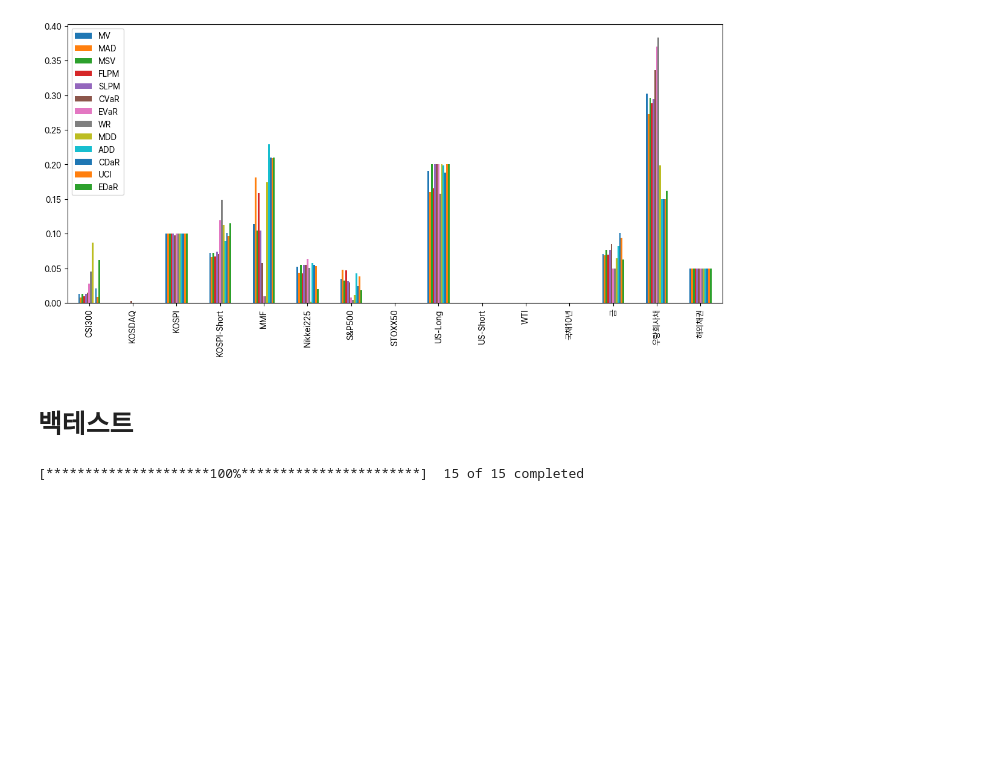
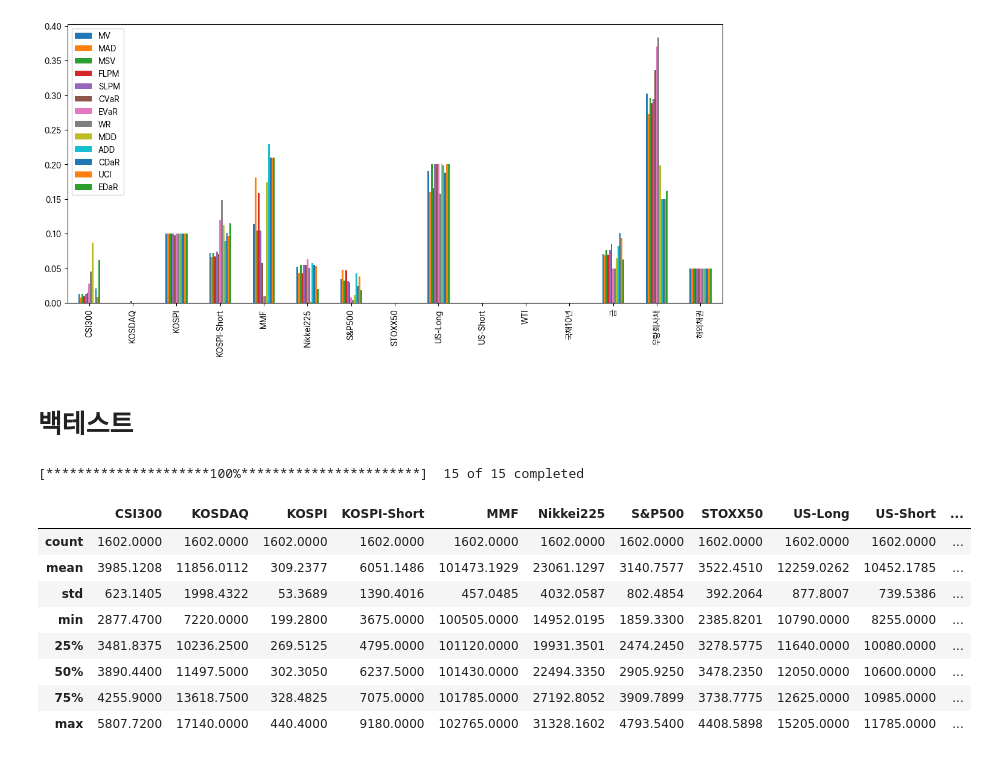
Before and after one commit to ChoiInYeol/KHU-FELAB-DBGAPS, a Jupyter notebook: DB-GAPS_MeanRisk.ipynb, the cells around one changed output. Drawn from its saved outputs; the diff is of its cells as text; code cells hidden in the pictures; blank space fills up the shorter version.

```diff
--- a/DB-GAPS_MeanRisk.ipynb
+++ b/DB-GAPS_MeanRisk.ipynb
@@ -556,28 +556,36 @@ ticker_labels = {
     'labels': ['KOSPI', 'KOSDAQ', 'S&P500', 'STOXX50', 'Nikkei225', 'CSI300', '국채10년', '우량회사채', '해외채권', '금', 'WTI', 'KOSPI-Short', 'US-Long', 'US-Short', 'MMF']
 }
 
+new_dict = dict(zip(ticker_labels["ticker"], ticker_labels["labels"]))
+
 # Downloading data
-data = yf.download(ticker_labes['ticker'], start = start, end = end)
-data = data.loc[:,('Adj Close', slice(None))]
+data = yf.download(ticker_labels['ticker'], start = start, end = end)
+data = data.loc[:,('Close', slice(None))]
+data = data.rename(columns=new_dict)
 
-column_names = data.columns
-matched_columns = [(label, ticker_labes['labels'][ticker_labes['ticker'].index(ticker)]) for label, ticker in column_names]
-
-# Convert matched_columns to a pandas MultiIndex
-matched_columns = pd.MultiIndex.from_tuples(matched_columns)
-
-# Assign the matched columns to the prices dataframe
-data.columns = matched_columns
 data.columns = data.columns.droplevel(level=0)
-
 data = data.drop('CSI300', axis=1)
 data = data.merge(CSI300[['CSI300']], left_index=True, right_index=True, how='left')
 
 # Print the merged DataFrame
 data = data.sort_index(axis=1)
 data = data.dropna()
+
+assets = data.columns
 # %% [output]
 [*********************100%***********************]  15 of 15 completed
+# %%
+data.describe()
+# %% [output]
+|  | CSI300 | KOSDAQ | KOSPI | KOSPI-Short | MMF | Nikkei225 | S&P500 | STOXX50 | US-Long | US-Short | ... |
+| count | 1602.0000 | 1602.0000 | 1602.0000 | 1602.0000 | 1602.0000 | 1602.0000 | 1602.0000 | 1602.0000 | 1602.0000 | 1602.0000 | ... |
+| mean | 3985.1208 | 11856.0112 | 309.2377 | 6051.1486 | 101473.1929 | 23061.1297 | 3140.7577 | 3522.4510 | 12259.0262 | 10452.1785 | ... |
+| std | 623.1405 | 1998.4322 | 53.3689 | 1390.4016 | 457.0485 | 4032.0587 | 802.4854 | 392.2064 | 877.8007 | 739.5386 | ... |
+| min | 2877.4700 | 7220.0000 | 199.2800 | 3675.0000 | 100505.0000 | 14952.0195 | 1859.3300 | 2385.8201 | 10790.0000 | 8255.0000 | ... |
+| 25% | 3481.8375 | 10236.2500 | 269.5125 | 4795.0000 | 101120.0000 | 19931.3501 | 2474.2450 | 3278.5775 | 11640.0000 | 10080.0000 | ... |
+| 50% | 3890.4400 | 11497.5000 | 302.3050 | 6237.5000 | 101430.0000 | 22494.3350 | 2905.9250 | 3478.2350 | 12050.0000 | 10600.0000 | ... |
+| 75% | 4255.9000 | 13618.7500 | 328.4825 | 7075.0000 | 101785.0000 | 27192.8052 | 3909.7899 | 3738.7775 | 12625.0000 | 10985.0000 | ... |
+| max | 5807.7200 | 17140.0000 | 440.4000 | 9180.0000 | 102765.0000 | 31328.1602 | 4793.5400 | 4408.5898 | 15205.0000 | 11785.0000 | ... |
 # %%
 vbt.settings.returns['year_freq'] = '252 days'
 
```
Also changed, not shown: parts of 2 cells of this notebook, 1 other file.
